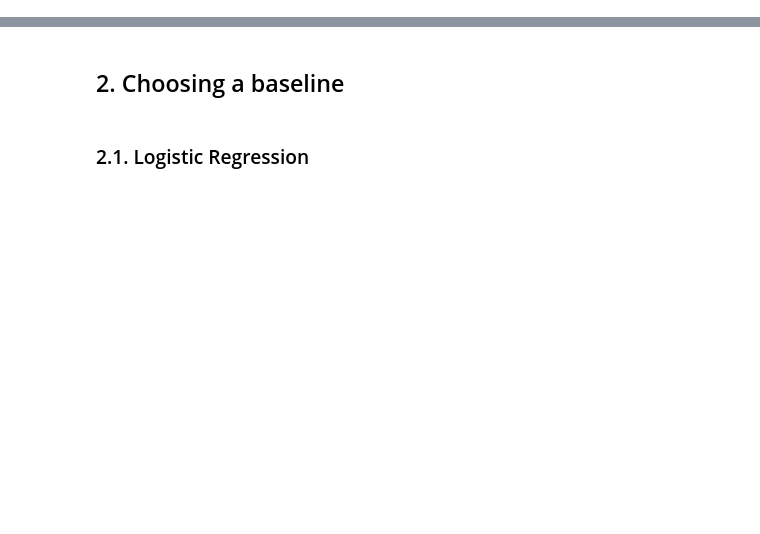
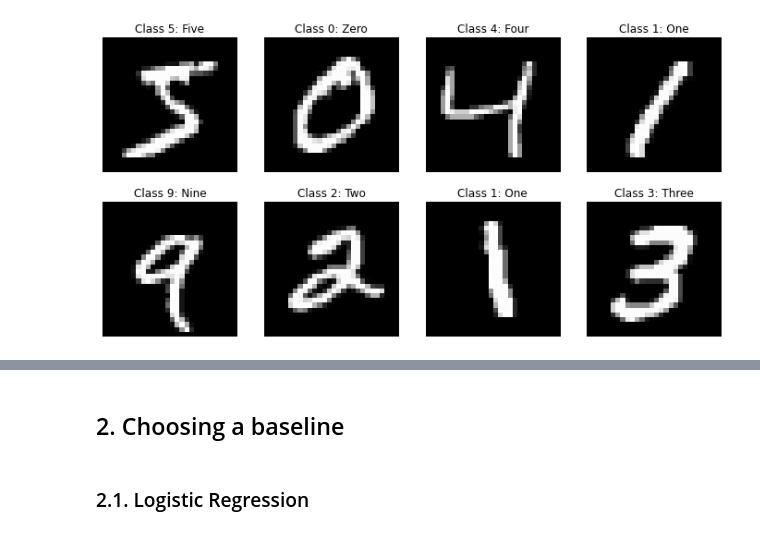
Before and after one commit to gdquintero/machine_learning_project, a Jupyter notebook: main.ipynb, the cells around one changed output, grey strips where cells are left out. Saved outputs shown, nothing was run; the diff lists cells and outputs as text; code cells hidden in the pictures; blank space fills up the shorter version.

```diff
--- a/main.ipynb
+++ b/main.ipynb
@@ -80 +107,18 @@ plt.show()
+# %%
+# Reduce the image size to its half
+x_train_reduced = np.array([img[::2, 1::2] for img in x_train])
+x_test_reduced  = np.array([img[::2, 1::2] for img in x_test])
+
+# Print the image with new size
+fig, ax = plt.subplots(2, 4, figsize = (12, 6))
+
+for i in range(8):
+    ax[i//4, i%4].imshow(x_train[i], cmap='gray')
+    ax[i//4, i%4].axis('off')
+    ax[i//4, i%4].set_title("Class %d: %s"
+                            %(y_train[i],sprite[1][y_train[i]]))
+
+plt.show()
+# %% [output]
+[figure, added]
 # %%
```
Also changed, not shown: parts of 8 cells of this notebook.
